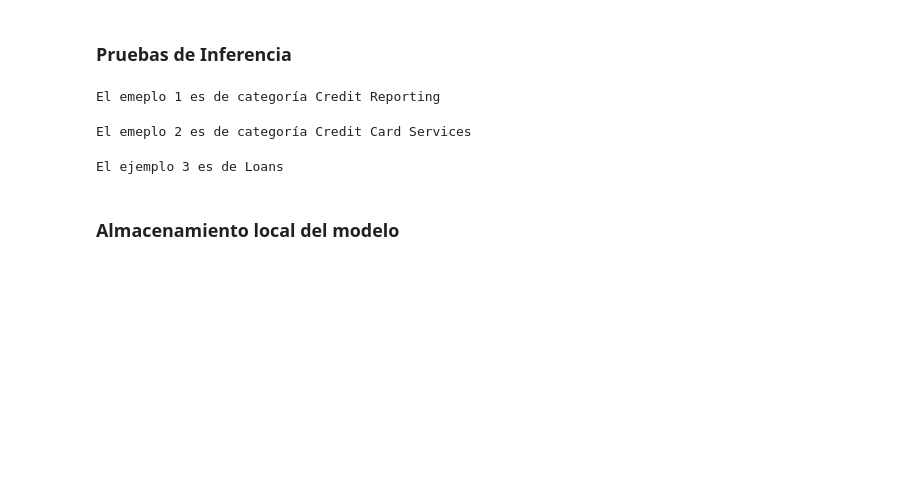
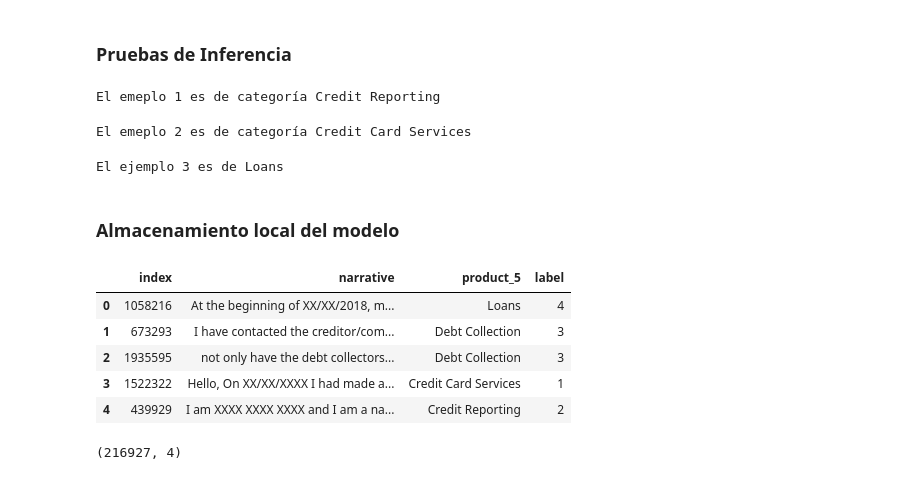
Before and after one commit to DiegoCardona01/NLP_nequi_test_diegocardona, a Jupyter notebook: notebooks/new_nlp_model.ipynb, the cells around one changed output. Cells and saved outputs as stored; diff of their text form; code cells hidden in the pictures; blank space fills up the shorter version.

```diff
--- a/notebooks/new_nlp_model.ipynb
+++ b/notebooks/new_nlp_model.ipynb
@@ -582,0 +668,18 @@ torch.save(vocab, "vocab.pt") # Almacenamiento del vocabulario
+# %%
+principal_columns = ["narrative", "product_5", "label"]
+
+df_test_analysis = test_df.copy()
+df_test_analysis = df_test_analysis[principal_columns]
+df_test_analysis = df_test_analysis.reset_index()
+df_test_analysis.head()
+# %% [output]
+|  | index | narrative | product_5 | label |
+| 0 | 1058216 | At the beginning of XX/XX/2018, m... | Loans | 4 |
+| 1 | 673293 | I have contacted the creditor/com... | Debt Collection | 3 |
+| 2 | 1935595 | not only have the debt collectors... | Debt Collection | 3 |
+| 3 | 1522322 | Hello, On XX/XX/XXXX I had made a... | Credit Card Services | 1 |
+| 4 | 439929 | I am XXXX XXXX XXXX and I am a na... | Credit Reporting | 2 |
+# %%
+df_test_analysis.shape
+# %% [output]
+(216927, 4)
```
Also changed, not shown: parts of 16 cells of this notebook.
